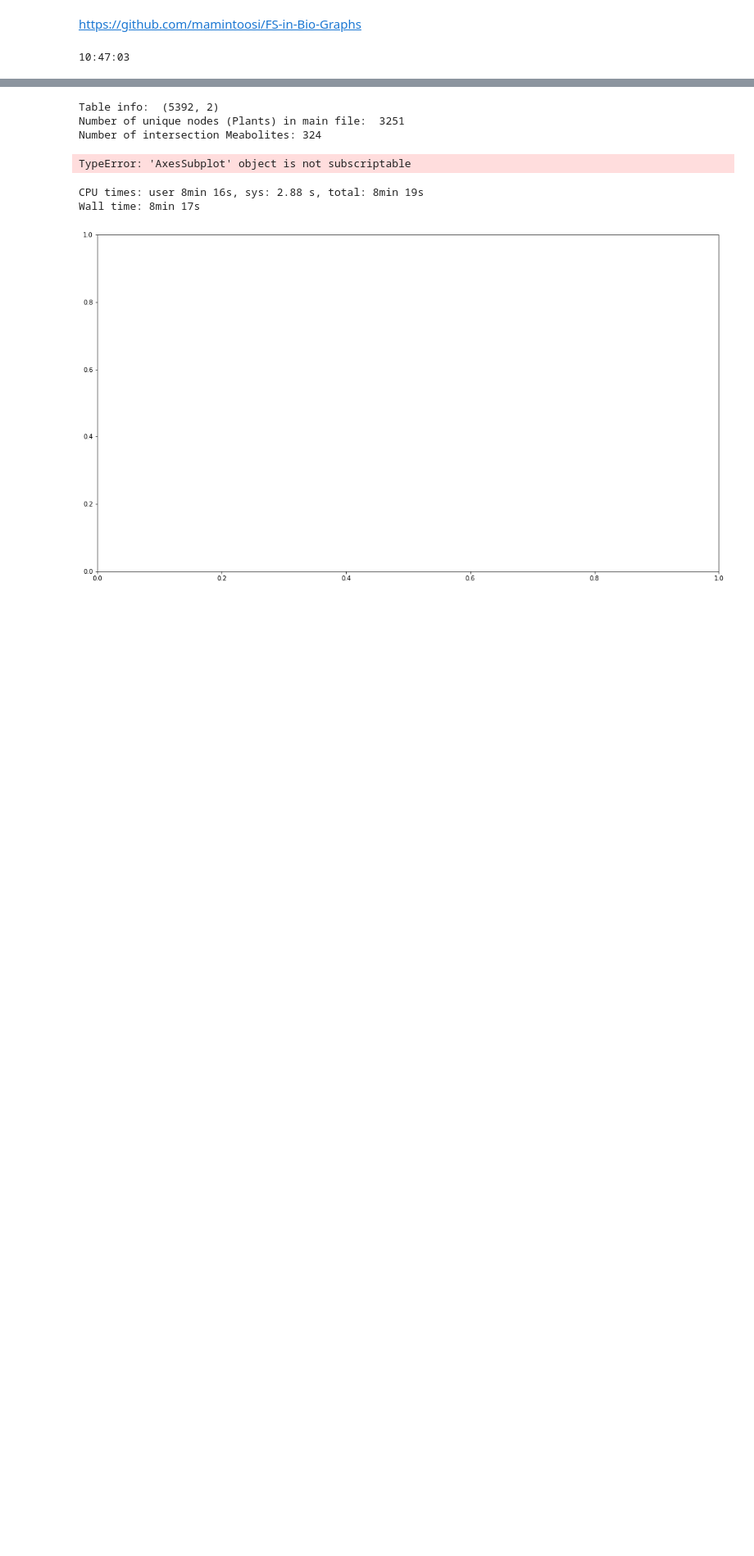
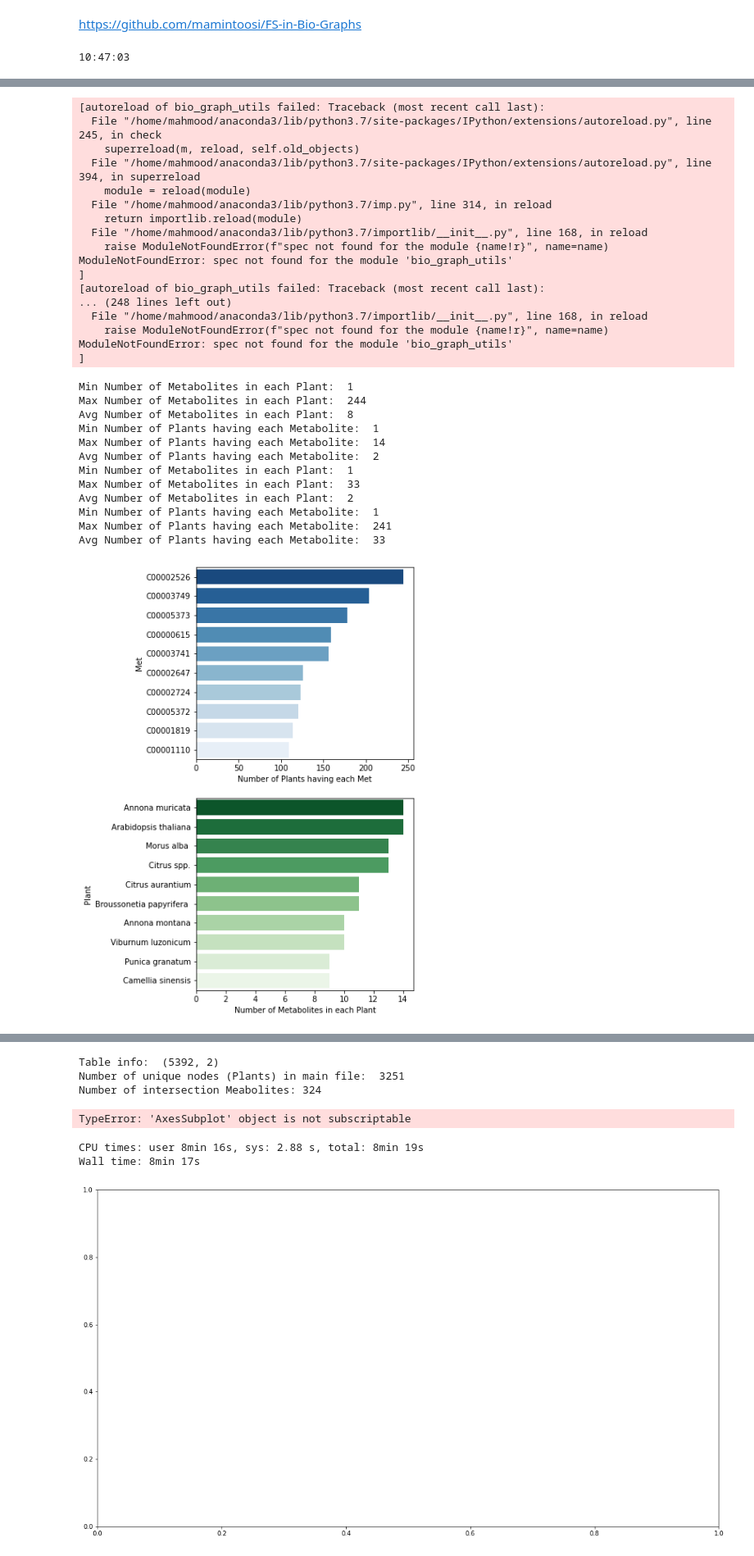
Before and after one commit to mamintoosi/FS-in-Bio-Graphs, a Jupyter notebook: FS_in_Bio_Graphs.ipynb, the cells around one changed output, grey strips where cells are left out. Shown at 82% size. Saved outputs shown, nothing was run; the diff lists cells and outputs as text; code cells hidden in the pictures; blank space fills up the shorter version.

```diff
--- a/FS_in_Bio_Graphs.ipynb
+++ b/FS_in_Bio_Graphs.ipynb
@@ -24,0 +24,48 @@ Common Mets
+# %%
+# wdf['Met'].value_counts().max()
+# ax = sns.countplot(data = wdf, x='Met', order=wdf['Met'].value_counts('Met').iloc[:10].index, palette=['#99FF44'])
+# ax.tick_params(axis='x', rotation=90)
+# ax.set(xlabel='10 Most frequent Metabolites')
+# ax.set(ylabel='Number of Plants having each Met')
+# sns.color_palette("flare", as_cmap=True)
+#  palette="Set3"
+# plt.setp(g.get_xticklabels(), rotation=90)
+# ,color="salmon"
+%reload_ext autoreload
+%autoreload 2
+
+from src.bio_graph_utils import df_bar_plot
+# df_bar_plot(wdf, 'results/AC_bar_charts.png')
+# df_bar_plot(true_df, 'results/stomach_bar_charts.png')
+df_bar_plot(true_df, 'results/breast_bar_charts.png')
+# %% [output]
+[autoreload of bio_graph_utils failed: Traceback (most recent call last):
+  File "/home/mahmood/anaconda3/lib/python3.7/site-packages/IPython/extensions/autoreload.py", line 245, in check
+    superreload(m, reload, self.old_objects)
+  File "/home/mahmood/anaconda3/lib/python3.7/site-packages/IPython/extensions/autoreload.py", line 394, in superreload
+    module = reload(module)
+  File "/home/mahmood/anaconda3/lib/python3.7/imp.py", line 314, in reload
+    return importlib.reload(module)
+  File "/home/mahmood/anaconda3/lib/python3.7/importlib/__init__.py", line 168, in reload
+    raise ModuleNotFoundError(f"spec not found for the module {name!r}", name=name)
+ModuleNotFoundError: spec not found for the module 'bio_graph_utils'
+]
+[autoreload of bio_graph_utils failed: Traceback (most recent call last):
+... (248 lines left out)
+  File "/home/mahmood/anaconda3/lib/python3.7/importlib/__init__.py", line 168, in reload
+    raise ModuleNotFoundError(f"spec not found for the module {name!r}", name=name)
+ModuleNotFoundError: spec not found for the module 'bio_graph_utils'
+]
+Min Number of Metabolites in each Plant:  1
+Max Number of Metabolites in each Plant:  244
+Avg Number of Metabolites in each Plant:  8
+Min Number of Plants having each Metabolite:  1
+Max Number of Plants having each Metabolite:  14
+Avg Number of Plants having each Metabolite:  2
+Min Number of Metabolites in each Plant:  1
+Max Number of Metabolites in each Plant:  33
+Avg Number of Metabolites in each Plant:  2
+Min Number of Plants having each Metabolite:  1
+Max Number of Plants having each Metabolite:  241
+Avg Number of Plants having each Metabolite:  33
+[figure, added]
```
Also changed, not shown: parts of 4 cells of this notebook, 12 other files.
